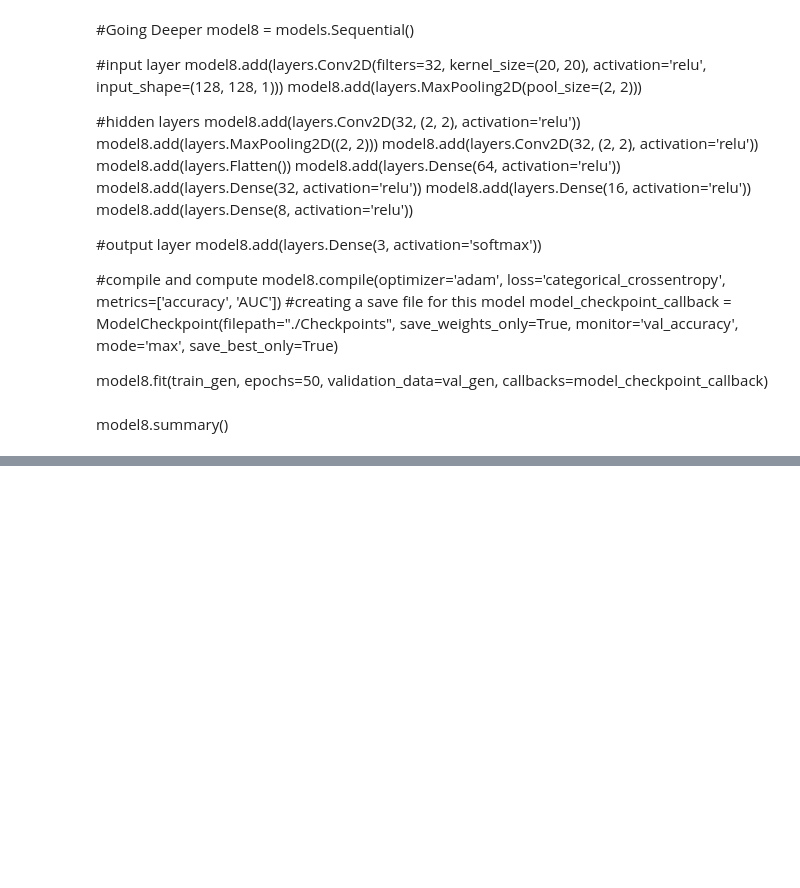
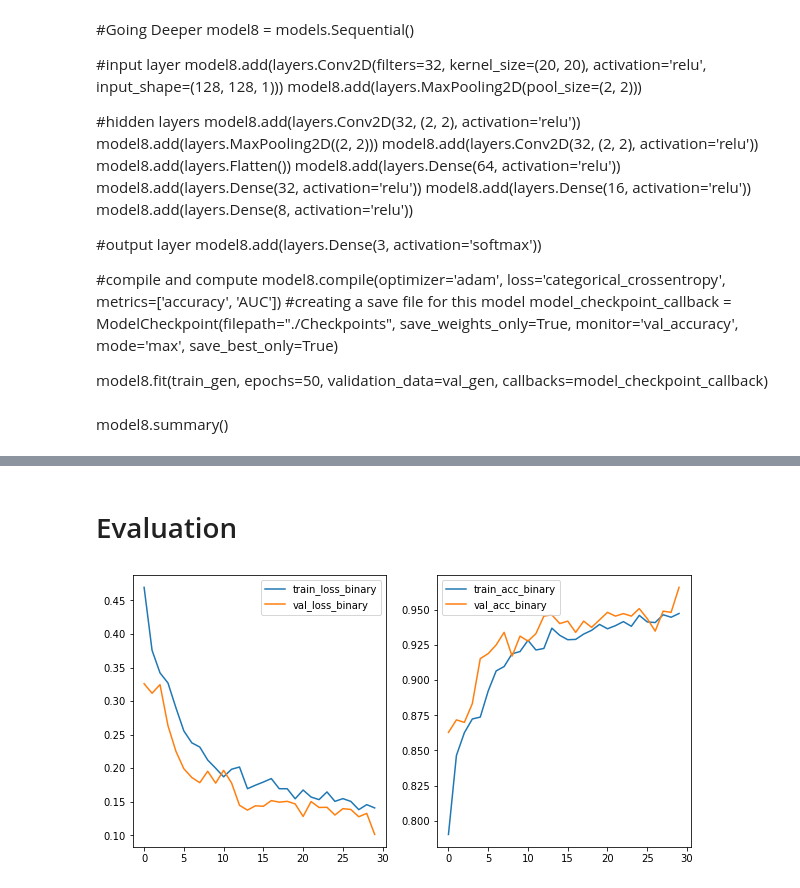
Before and after one commit to ek775/Pediatric_Pneumonia_CXR_CNN, a Jupyter notebook: Modeling Notebook.ipynb, the cells around one changed output, grey strips where cells are left out. Drawn from its saved outputs; the diff is of its cells as text; code cells hidden in the pictures; blank space fills up the shorter version.

Commit message:
final model training, eval metrics

```diff
--- a/Modeling Notebook.ipynb
+++ b/Modeling Notebook.ipynb
@@ -458,0 +477,6 @@ test_image = ImageDataGenerator(rescale=1/255)
+# %%
+#see secondary repo - binary classification model adapted from separate repository
+#creating image data generators to convert images to numpy pixel arrays
+train_image_binary = ImageDataGenerator(rescale=1/255, zoom_range=0.3, vertical_flip=True, validation_split=0.2)
+val_image_binary = ImageDataGenerator(rescale=1/255, zoom_range=0.3, vertical_flip=True, validation_split=0.2)
+test_image_binary = ImageDataGenerator(rescale=1/255)
@@ -458,0 +512,20 @@ test_image = ImageDataGenerator(rescale=1/255)
+# %%
+#Final Binary Model
+model_binary = models.Sequential()
+model_binary.add(layers.Conv2D(filters=10,
+                        kernel_size=(3, 3),
+                        activation='swish',
+                        input_shape=(128, 128, 1)))
+model_binary.add(layers.MaxPooling2D(pool_size=(2, 2)))
+model_binary.add(layers.Conv2D(64, (3, 3), activation='swish'))
+model_binary.add(layers.MaxPooling2D((2, 2)))
+model_binary.add(layers.Conv2D(32, (3, 3), activation='swish'))
+model_binary.add(layers.Flatten())
+model_binary.add(layers.Dense(16, activation='swish'))
+model_binary.add(layers.Dense(2, activation='sigmoid'))
+
+model_binary.compile(optimizer='adam',
+              loss='binary_crossentropy',
+              metrics=['accuracy'])
+
+binary_history = model_binary.fit(train_gen_binary,epochs=30, batch_size=32,validation_data=val_gen_binary)
@@ -458,0 +550,21 @@ test_image = ImageDataGenerator(rescale=1/255)
+# %% [markdown]
+# Evaluation
+# %%
+#import library for visuals
+import seaborn as sns
+
+#training charts for binary model
+train_loss_binary = binary_history.history['loss']
+train_acc_binary = binary_history.history['accuracy']
+val_loss_binary = binary_history.history['val_loss']
+val_acc_binary = binary_history.history['val_accuracy']
+
+
+fig, (ax1, ax2) = plt.subplots(1, 2, figsize=(10, 5))
+sns.lineplot(x=binary_history.epoch, y=train_loss_binary, ax=ax1, label='train_loss_binary')
+sns.lineplot(x=binary_history.epoch, y=train_acc_binary, ax=ax2, label='train_acc_binary')
+
+sns.lineplot(x=binary_history.epoch, y=val_loss_binary, ax=ax1, label='val_loss_binary')
+sns.lineplot(x=binary_history.epoch, y=val_acc_binary, ax=ax2, label='val_acc_binary');
+# %% [output]
+[figure, added]
```
Also changed, not shown: parts of 27 cells of this notebook, 4 other files.
